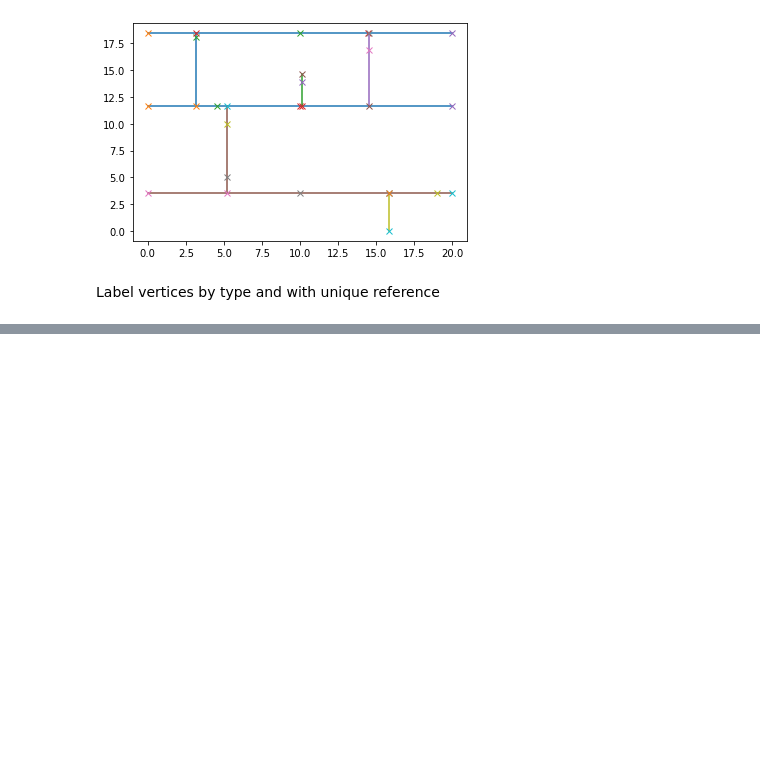
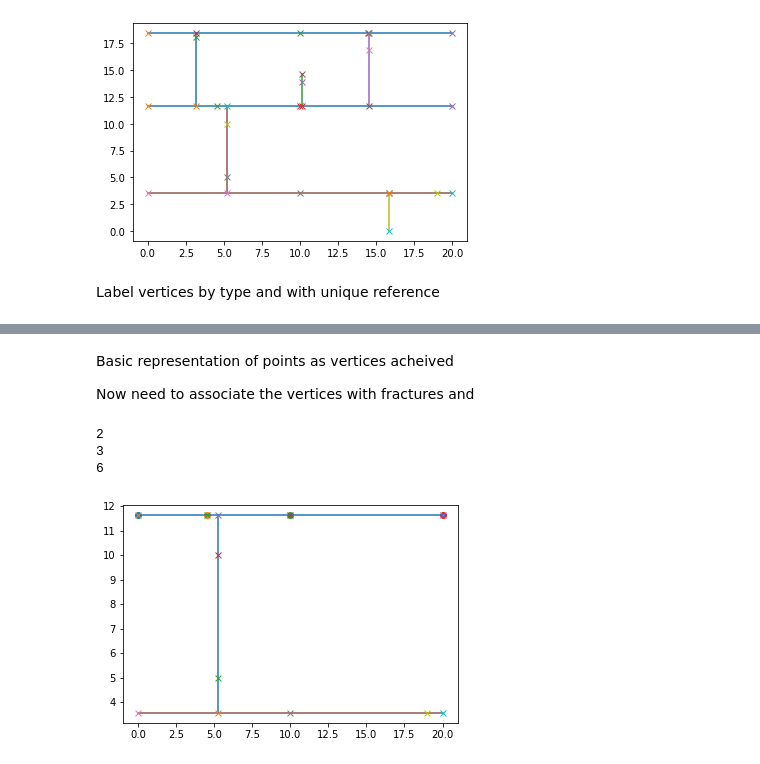
Before and after one commit to soldfield/geoseer, a Jupyter notebook: src/geoseer/dfngen_reader.ipynb, the cells around one changed output, grey strips where cells are left out. Drawn from its saved outputs; the diff is of its cells as text; code cells hidden in the pictures; blank space fills up the shorter version.

```diff
--- a/src/geoseer/dfngen_reader.ipynb
+++ b/src/geoseer/dfngen_reader.ipynb
@@ -223,0 +337,24 @@ class Vertex:
+# %% [markdown]
+Basic representation of points as vertices acheived
+
+Now need to associate the vertices with fractures and
+# %%
+for i in vertex_list:
+    if i.fracture_membership == (2 or 3 or 6):
+        plt.scatter(i.coords[0], i.coords[1])
+
+for key in fracture_db.keys():
+    if fracture_db[key]['FracNo'] == 2 or fracture_db[key]['FracNo'] == 3 or fracture_db[key]['FracNo'] == 6:
+        print(fracture_db[key]['FracNo'])
+        x = fracture_db[key]['Coords'][:,0]
+        y = fracture_db[key]['Coords'][:,1]
+        plt.plot(x, y)
+        for i in range(len(x)):
+            plt.plot(x[i], y[i], 'x')
+
+plt.show()
+# %% [output]
+2
+3
+6
+[figure, added]
```
Also changed, not shown: parts of 13 cells of this notebook.
